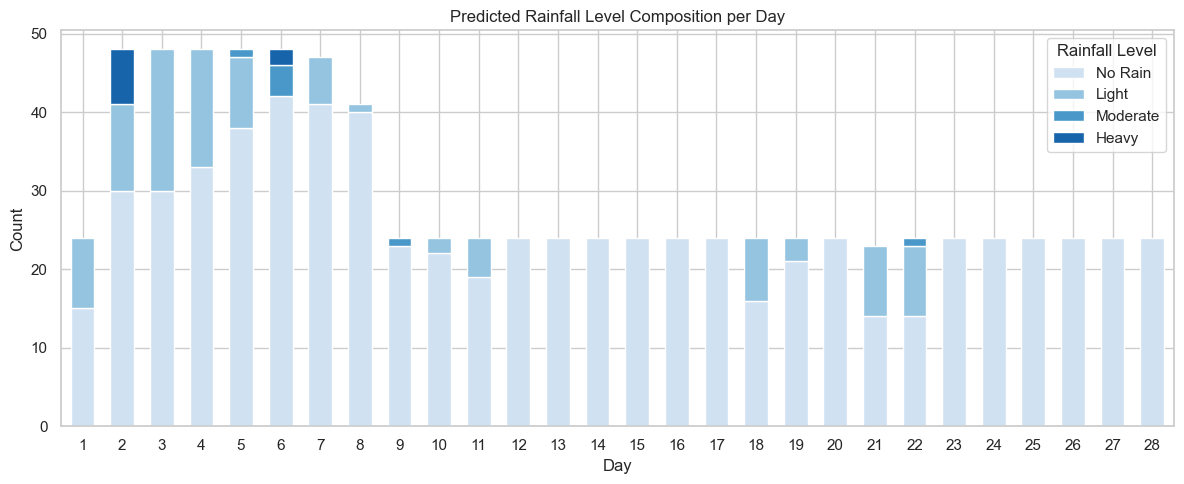
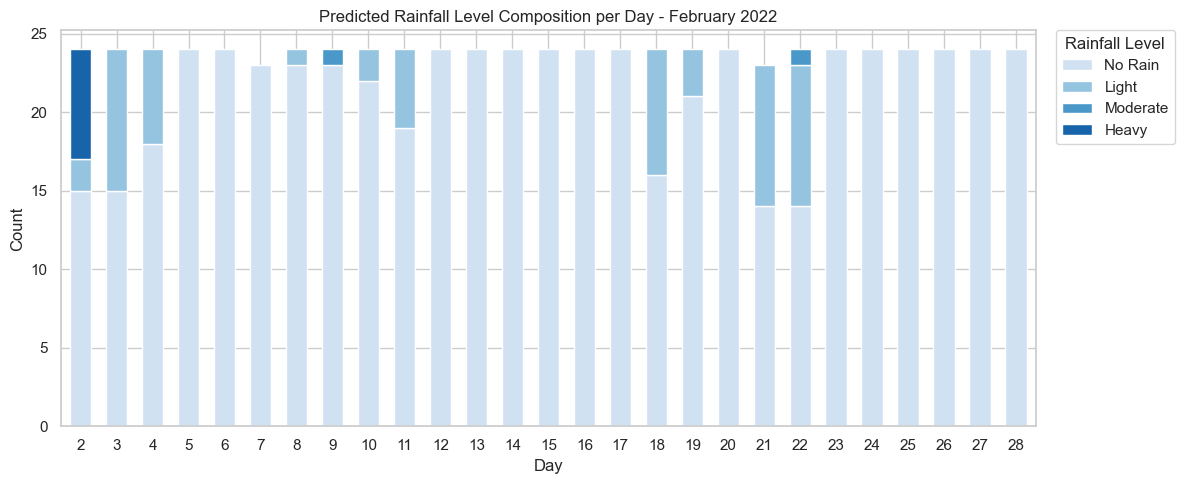
Unified diff of the notebook cell whose output changed from the first chart to the second:
--- before
+++ after
@@ -3,18 +3,21 @@
 order = ["No Rain", "Light", "Moderate", "Heavy"]
 
-# make sure Target_Date exists
+# Create target datetime/date
 forecast_results["Target_Datetime"] = forecast_results["Datetime"] + pd.Timedelta(hours=24)
 forecast_results["Target_Date"] = forecast_results["Target_Datetime"].dt.date
 forecast_results["Day"] = forecast_results["Target_Datetime"].dt.day
+forecast_results["Month"] = forecast_results["Target_Datetime"].dt.month
 
-# crosstab hourly predictions per day
+forecast_feb = forecast_results[forecast_results["Month"] == 2].copy()
+
+# Crosstab predictions per February day only
 table_pred = pd.crosstab(
-    forecast_results["Day"],
-    forecast_results["Predicted_Rainfall_Level"]
+    forecast_feb["Day"],
+    forecast_feb["Predicted_Rainfall_Level"]
 ).reindex(columns=order, fill_value=0)
 
 colors = sns.color_palette("Blues", n_colors=len(order))
 
-table_pred.plot(
+ax = table_pred.plot(
     kind="bar",
     stacked=True,
@@ -24,9 +27,16 @@
 )
 
-plt.title("Predicted Rainfall Level Composition per Day")
+plt.title("Predicted Rainfall Level Composition per Day - February 2022")
 plt.xlabel("Day")
 plt.ylabel("Count")
 plt.xticks(rotation=0)
-plt.legend(title="Rainfall Level")
+
+plt.legend(
+    title="Rainfall Level",
+    bbox_to_anchor=(1.02, 1),
+    loc="upper left",
+    borderaxespad=0
+)
+
 plt.tight_layout()
 plt.show()

Commit: forecasting visualisations